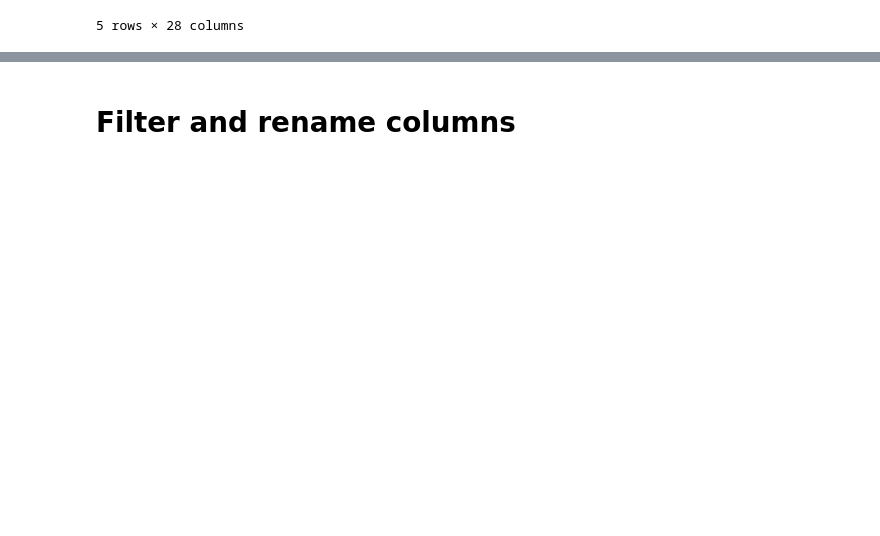
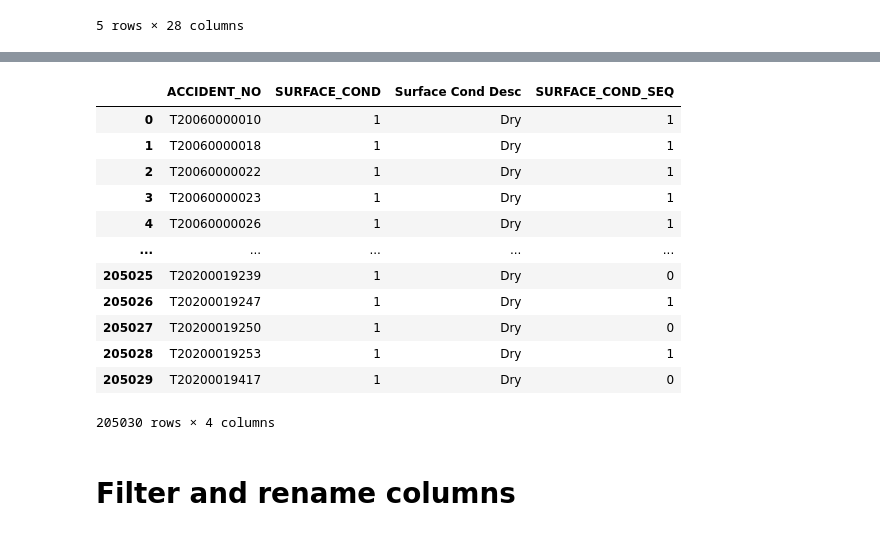
Before and after one commit to Stu-Vic/ETL-Project, a Jupyter notebook: ETL.ipynb, the cells around one changed output, grey strips where cells are left out. Cells and saved outputs as stored; diff of their text form; code cells hidden in the pictures; blank space fills up the shorter version.

```diff
--- a/ETL.ipynb
+++ b/ETL.ipynb
@@ -44,3 +57,21 @@ accident_location_df.head()
+# %%
+# Bring road_surface_cond CSV into a separate dataframe
+road_surface_cond_df = pd.read_csv("resources/road_surface_cond.csv")
+road_surface_cond_df
+# %% [output]
+|  | ACCIDENT_NO | SURFACE_COND | Surface Cond Desc | SURFACE_COND_SEQ |
+| 0 | T20060000010 | 1 | Dry | 1 |
+| 1 | T20060000018 | 1 | Dry | 1 |
+| 2 | T20060000022 | 1 | Dry | 1 |
+| 3 | T20060000023 | 1 | Dry | 1 |
+| 4 | T20060000026 | 1 | Dry | 1 |
+| ... | ... | ... | ... | ... |
+| 205025 | T20200019239 | 1 | Dry | 0 |
+| 205026 | T20200019247 | 1 | Dry | 1 |
+| 205027 | T20200019250 | 1 | Dry | 0 |
+| 205028 | T20200019253 | 1 | Dry | 1 |
+| 205029 | T20200019417 | 1 | Dry | 0 |
+205030 rows × 4 columns
 # %% [markdown]
 # Filter and rename columns
 # %%
```
Also changed, not shown: parts of 12 cells of this notebook, 12 other files.
